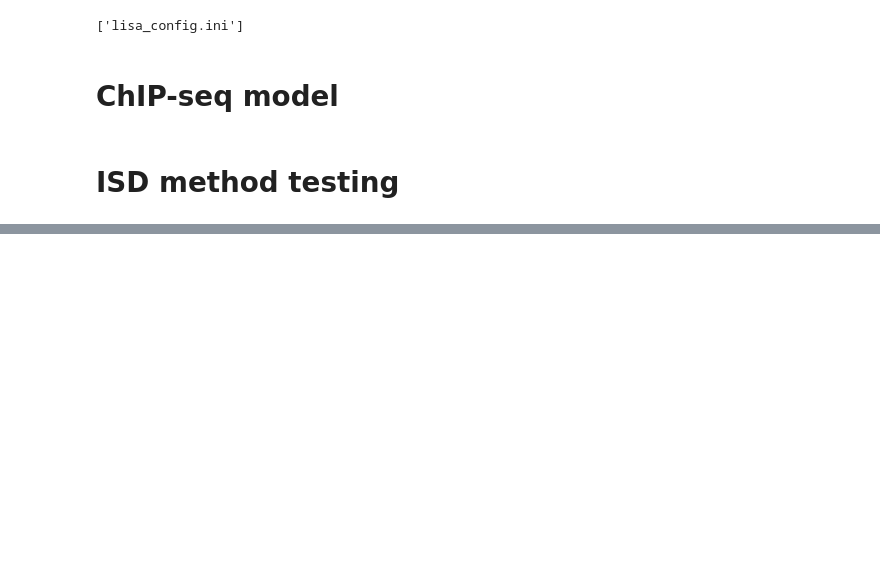
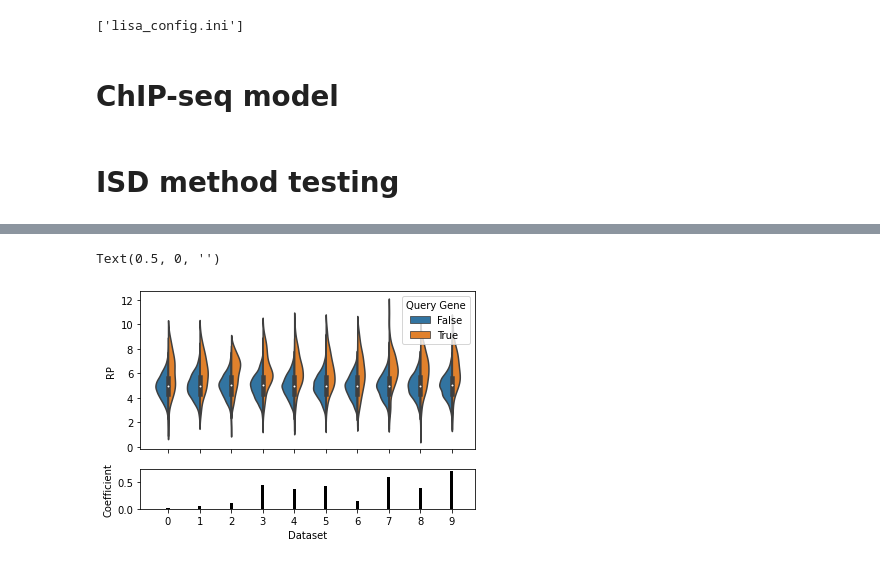
Before and after one commit to AllenWLynch/lisa, a Jupyter notebook: lisa_testing.ipynb, the cells around one changed output, grey strips where cells are left out. Drawn from its saved outputs; the diff is of its cells as text; code cells hidden in the pictures; blank space fills up the shorter version.

```diff
--- a/lisa_testing.ipynb
+++ b/lisa_testing.ipynb
@@ -1181,0 +1209,27 @@ datacube = np.concatenate(knockouts, axis = 2)
+# %%
+query, background = rp_matrix[:, selections][gene_label], rp_matrix[:, selections][~gene_label]
+# %%
+l = list(zip(query.T, background.T))
+# %%
+vals = []
+for i, dataset in enumerate(l):
+    for q in dataset[0]:
+        vals.append((i, True, q))
+    for b in dataset[1]:
+        vals.append((i, False, b))
+# %%
+data = pd.DataFrame(vals, columns = ['Dataset','Query Gene','RP'])
+# %%
+grid_spec = dict(width_ratios = [1], height_ratios= [4,1])
+fig, axes = plt.subplots(2,1, sharex = True, gridspec_kw=grid_spec)
+
+sns.violinplot(data = data, x = 'Dataset', hue = 'Query Gene', y = 'RP', split = True, ax = axes[0])
+
+axes[1].bar(np.arange(10),selector.model.coef_[np.abs(selector.model.coef_) > 1e-7], width = 0.1, color = 'black')
+
+axes[1].set_xlabel('Dataset')
+axes[1].set_ylabel('Coefficient')
+axes[0].set_xlabel('')
+# %% [output]
+Text(0.5, 0, '')
+[figure, added]
```
Also changed, not shown: parts of 44 cells of this notebook, 9 other files.
